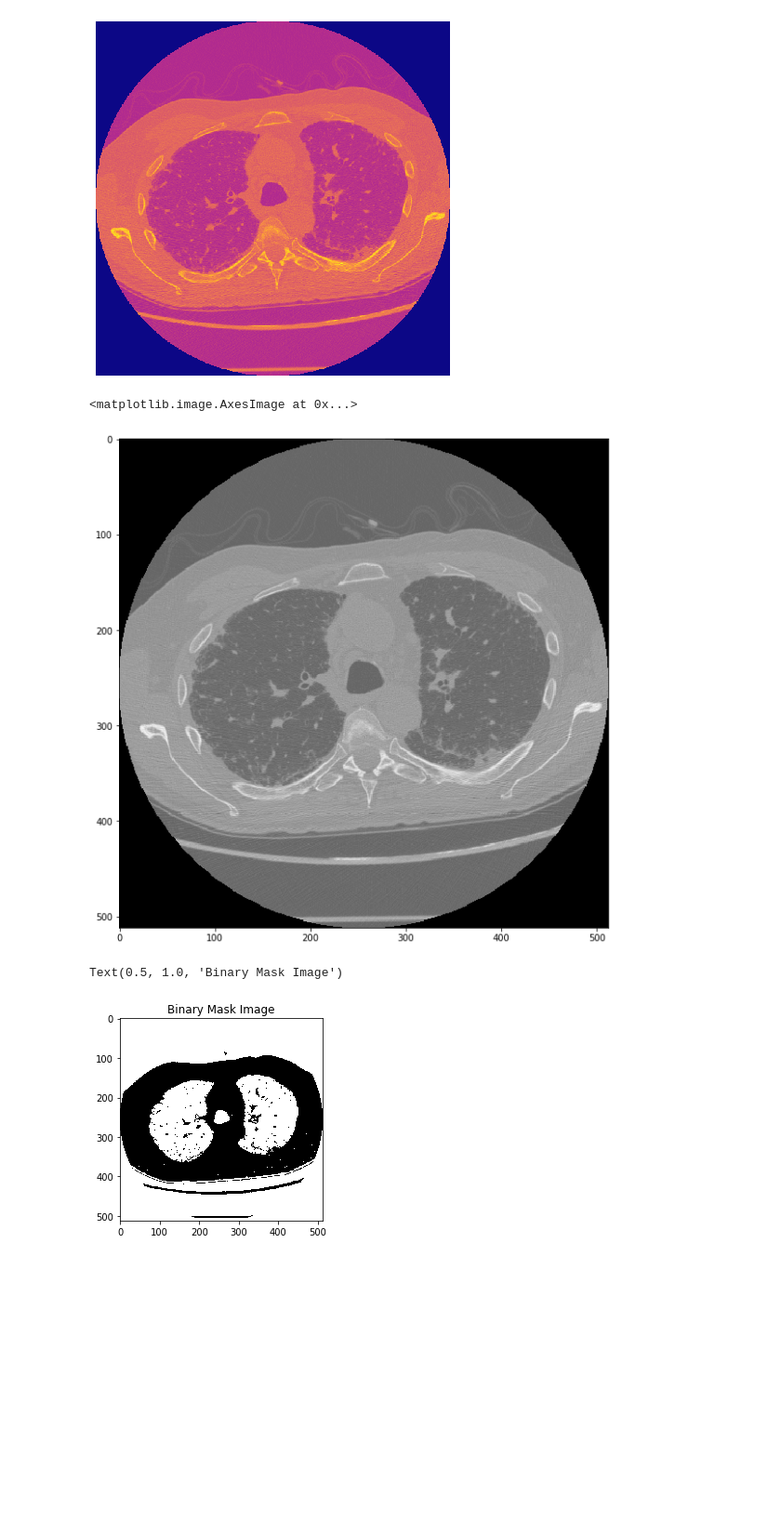
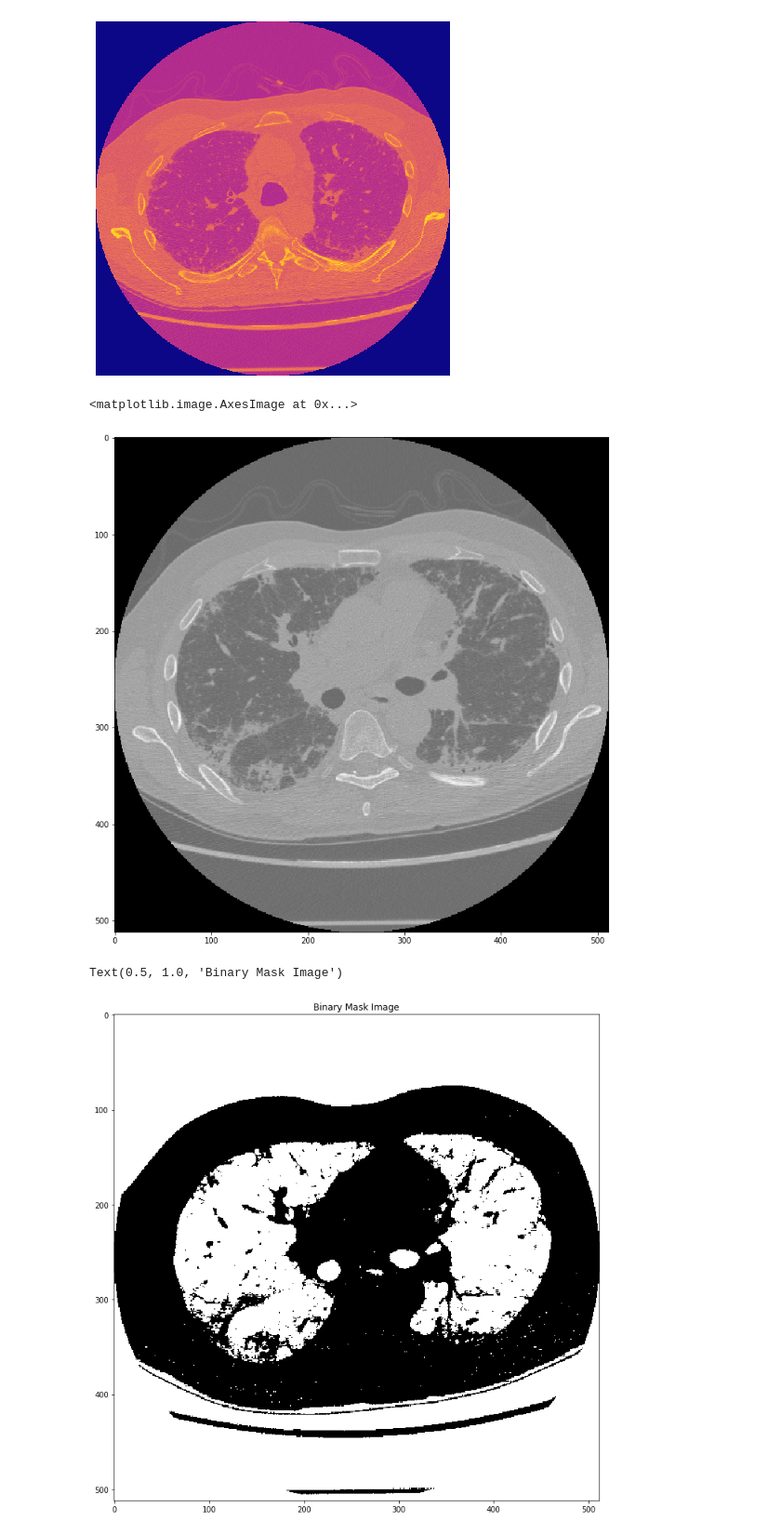
Before and after one commit to EdMDias/OSIC_kaggle_project, a Jupyter notebook: lung_examination.ipynb, the cells around one changed output. Shown at 93% size. Cells and saved outputs as stored; diff of their text form; code cells hidden in the pictures; blank space fills up the shorter version.

```diff
--- a/lung_examination.ipynb
+++ b/lung_examination.ipynb
@@ -34,22 +34,23 @@ plt.axis('off')
 (-0.5, 511.5, 511.5, -0.5)
 [figure]
 # %%
-example_img = load_scans(example)[19].pixel_array
+example_img = load_scans(example)[15].pixel_array
 # %%
-plt.figure(figsize=(10,10))
+plt.figure(figsize=(12,12))
 plt.imshow(example_img, cmap='gray')
 # %% [output]
 <matplotlib.image.AxesImage at 0x...>
-[figure, old version]
+[figure, new version]
 # %%
-img = (example_img + load_scans(example)[19].RescaleIntercept) / load_scans(example)[19].RescaleSlope
+img = (example_img + load_scans(example)[15].RescaleIntercept) / load_scans(example)[15].RescaleSlope
 img = img < -400 #HU unit range for lungs CT SCAN
 
+plt.figure(figsize=(12,12))
 plt.imshow(img, cmap='gray')
 plt.title('Binary Mask Image')
 # %% [output]
 Text(0.5, 1.0, 'Binary Mask Image')
-[figure, old version]
+[figure, new version]
 # %%
 img = clear_border(img)
 # %%
```
Also changed, not shown: parts of 6 cells of this notebook.
